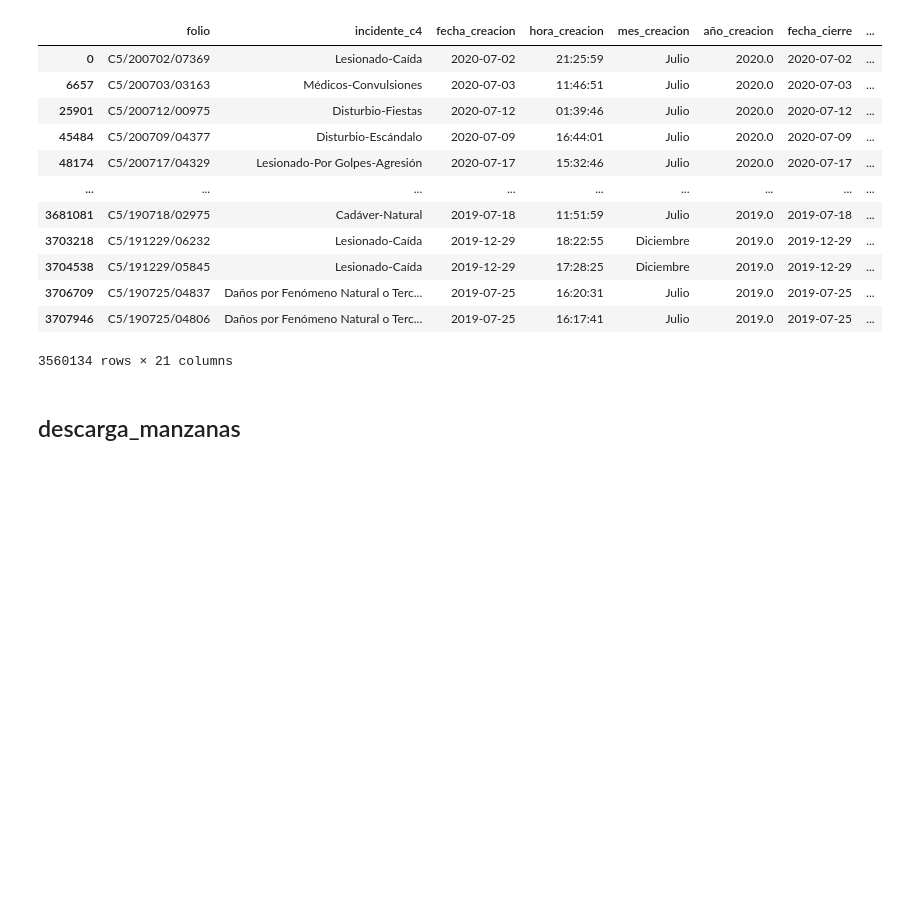
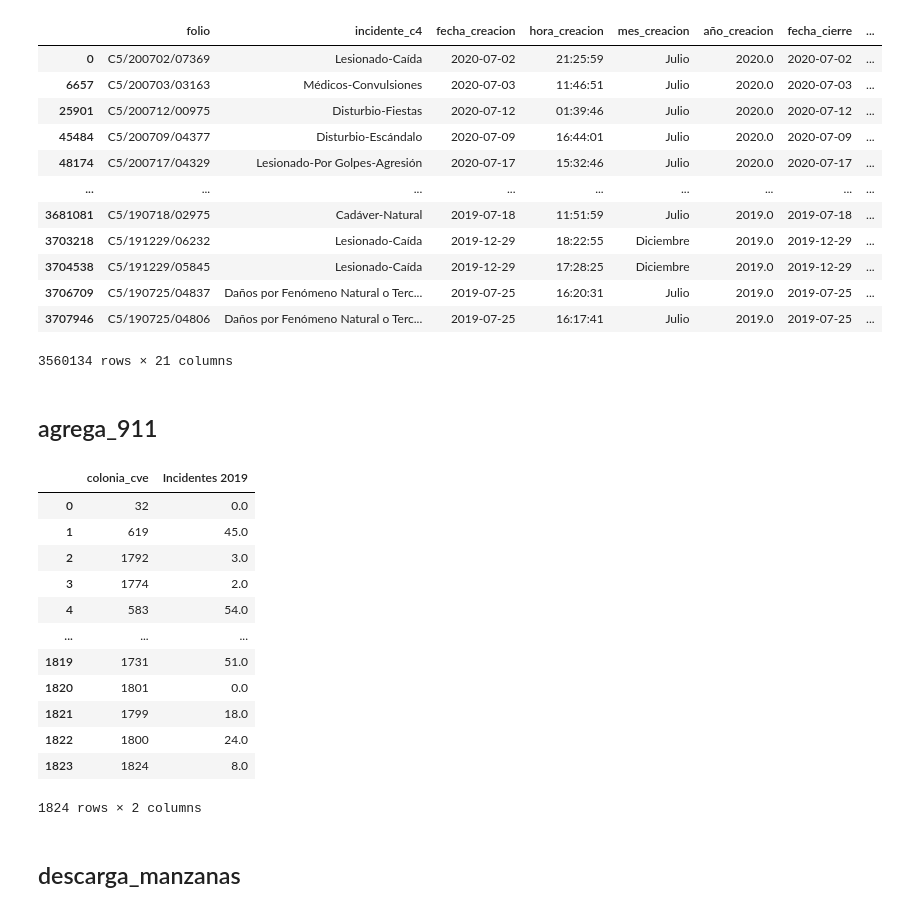
Before and after one commit to CentroGeo/criminologia_cdmx, a Jupyter notebook: 00_etl.ipynb, the cells around one changed output. Drawn from its saved outputs; the diff is of its cells as text; code cells hidden in the pictures; blank space fills up the shorter version.

Commit message:
Función agrega_911.

```diff
--- a/00_etl.ipynb
+++ b/00_etl.ipynb
@@ -178,3 +176,5 @@ El archivo ya está descargado.
 | 3706709 | C5/190725/04837 | Daños por Fenómeno Natural o Terc... | 2019-07-25 | 16:20:31 | Julio | 2019.0 | 2019-07-25 | ... |
 | 3707946 | C5/190725/04806 | Daños por Fenómeno Natural o Terc... | 2019-07-25 | 16:17:41 | Julio | 2019.0 | 2019-07-25 | ... |
 3560134 rows × 21 columns
+# %% [markdown]
+## agrega_911
@@ -181,3 +240,24 @@ El archivo ya está descargado.
+# %%
+fecha_inicio = "01-01-2019"
+fecha_fin = "31-12-2019"
+d_19 = agrega_911(datos_911, 'clas_con_f_alarma',
+                  ['DELITO'], fecha_inicio, fecha_fin,
+                  agregacion='colonias', nombre_y='Incidentes 2019')
+d_19
+# %% [output]
+|  | colonia_cve | Incidentes 2019 |
+| 0 | 32 | 0.0 |
+| 1 | 619 | 45.0 |
+| 2 | 1792 | 3.0 |
+| 3 | 1774 | 2.0 |
+| 4 | 583 | 54.0 |
+| ... | ... | ... |
+| 1819 | 1731 | 51.0 |
+| 1820 | 1801 | 0.0 |
+| 1821 | 1799 | 18.0 |
+| 1822 | 1800 | 24.0 |
+| 1823 | 1824 | 8.0 |
+1824 rows × 2 columns
 # %% [markdown]
 ## descarga_manzanas
 # %%
```
Also changed, not shown: parts of 2 cells of this notebook, 1 other file.
